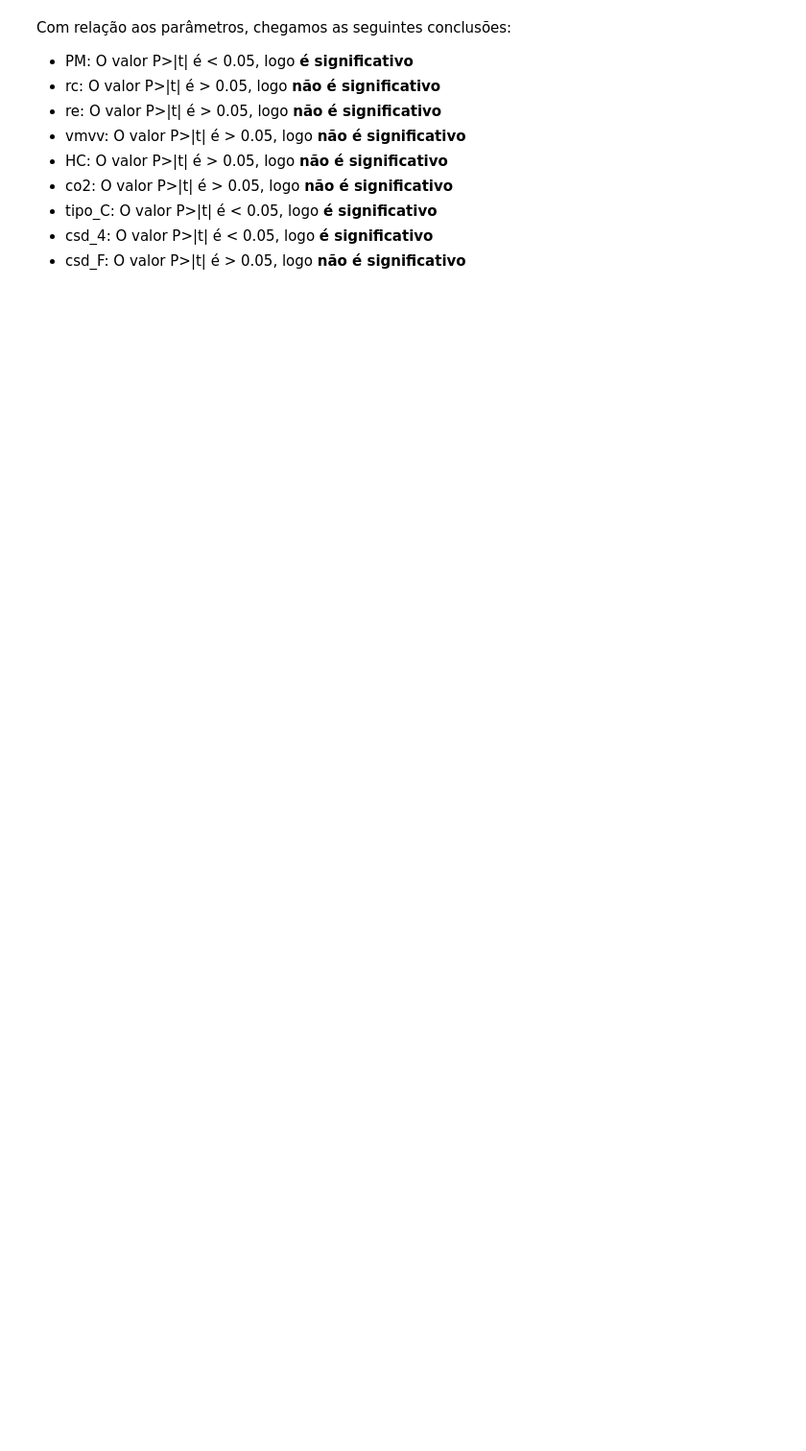
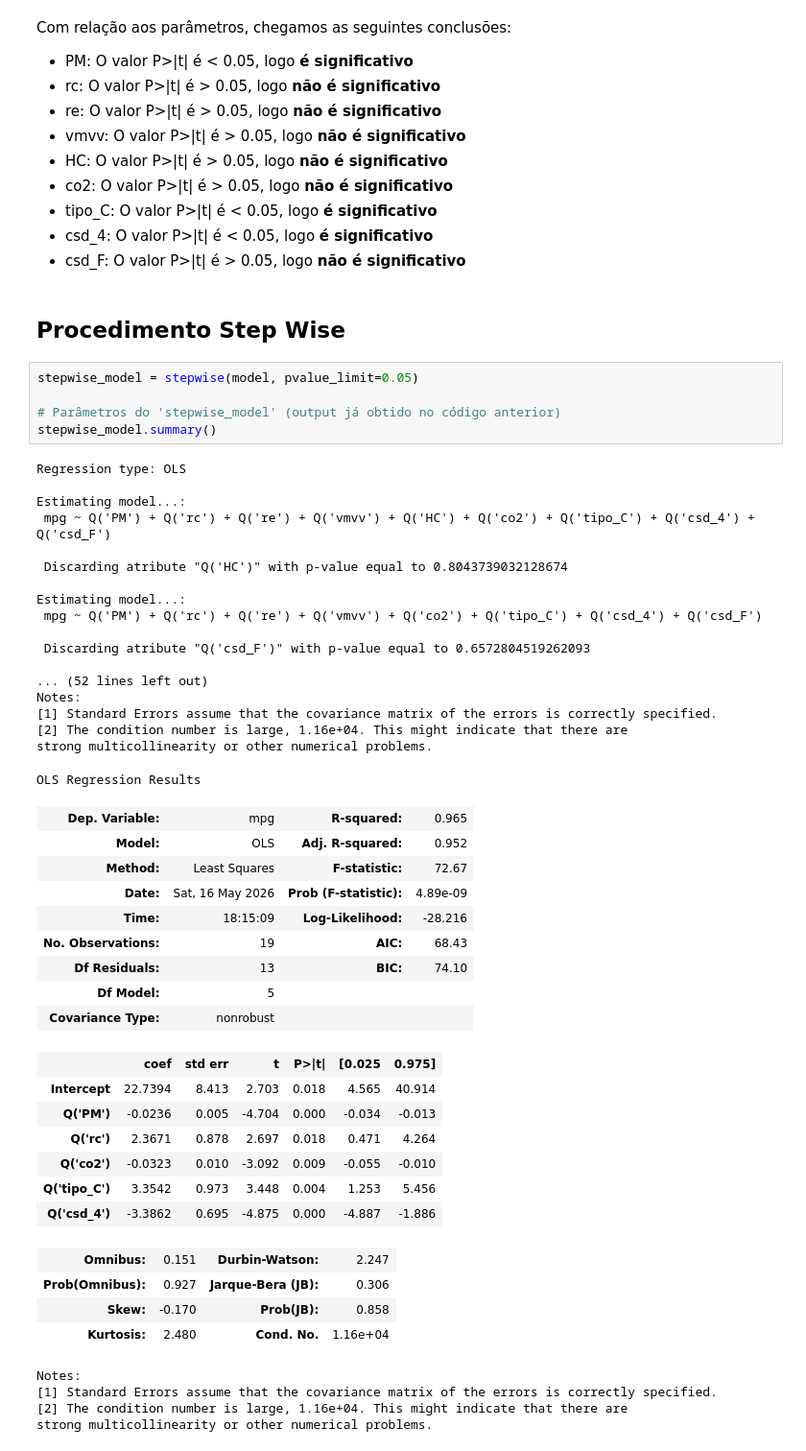
Before and after one commit to guiandradedev/tcd-car-consumption, a Jupyter notebook: analyze.ipynb, the cells around one changed output. Shown at 96% size. Drawn from its saved outputs; the diff is of its cells as text; blank space fills up the shorter version.

```diff
--- a/analyze.ipynb
+++ b/analyze.ipynb
@@ -381,3 +420,53 @@ Com relação aos parâmetros, chegamos as seguintes conclusões:
 - tipo_C: O valor P>|t| é < 0.05, logo **é significativo**
 - csd_4: O valor P>|t| é < 0.05, logo **é significativo**
 - csd_F: O valor P>|t| é > 0.05, logo **não é significativo**
+# %% [markdown]
+## Procedimento Step Wise
+# %%
+stepwise_model = stepwise(model, pvalue_limit=0.05)
+
+# Parâmetros do 'stepwise_model' (output já obtido no código anterior)
+stepwise_model.summary()
+# %% [output]
+Regression type: OLS
+
+Estimating model...:
+ mpg ~ Q('PM') + Q('rc') + Q('re') + Q('vmvv') + Q('HC') + Q('co2') + Q('tipo_C') + Q('csd_4') + Q('csd_F')
+
+ Discarding atribute "Q('HC')" with p-value equal to 0.8043739032128674
+
+Estimating model...:
+ mpg ~ Q('PM') + Q('rc') + Q('re') + Q('vmvv') + Q('co2') + Q('tipo_C') + Q('csd_4') + Q('csd_F')
+
+ Discarding atribute "Q('csd_F')" with p-value equal to 0.6572804519262093
+
+... (52 lines left out)
+Notes:
+[1] Standard Errors assume that the covariance matrix of the errors is correctly specified.
+[2] The condition number is large, 1.16e+04. This might indicate that there are
+strong multicollinearity or other numerical problems.
+OLS Regression Results
+| Dep. Variable: | mpg | R-squared: | 0.965 |
+| Model: | OLS | Adj. R-squared: | 0.952 |
+| Method: | Least Squares | F-statistic: | 72.67 |
+| Date: | Sat, 16 May 2026 | Prob (F-statistic): | 4.89e-09 |
+| Time: | 18:15:09 | Log-Likelihood: | -28.216 |
+| No. Observations: | 19 | AIC: | 68.43 |
+| Df Residuals: | 13 | BIC: | 74.10 |
+| Df Model: | 5 |  |  |
+| Covariance Type: | nonrobust |  |  |
+|  | coef | std err | t | P>|t| | [0.025 | 0.975] |
+| Intercept | 22.7394 | 8.413 | 2.703 | 0.018 | 4.565 | 40.914 |
+| Q('PM') | -0.0236 | 0.005 | -4.704 | 0.000 | -0.034 | -0.013 |
+| Q('rc') | 2.3671 | 0.878 | 2.697 | 0.018 | 0.471 | 4.264 |
+| Q('co2') | -0.0323 | 0.010 | -3.092 | 0.009 | -0.055 | -0.010 |
+| Q('tipo_C') | 3.3542 | 0.973 | 3.448 | 0.004 | 1.253 | 5.456 |
+| Q('csd_4') | -3.3862 | 0.695 | -4.875 | 0.000 | -4.887 | -1.886 |
+| Omnibus: | 0.151 | Durbin-Watson: | 2.247 |
+| Prob(Omnibus): | 0.927 | Jarque-Bera (JB): | 0.306 |
+| Skew: | -0.170 | Prob(JB): | 0.858 |
+| Kurtosis: | 2.480 | Cond. No. | 1.16e+04 |
+Notes:
+[1] Standard Errors assume that the covariance matrix of the errors is correctly specified.
+[2] The condition number is large, 1.16e+04. This might indicate that there are
+strong multicollinearity or other numerical problems.
```
Also changed, not shown: parts of 29 cells of this notebook.
